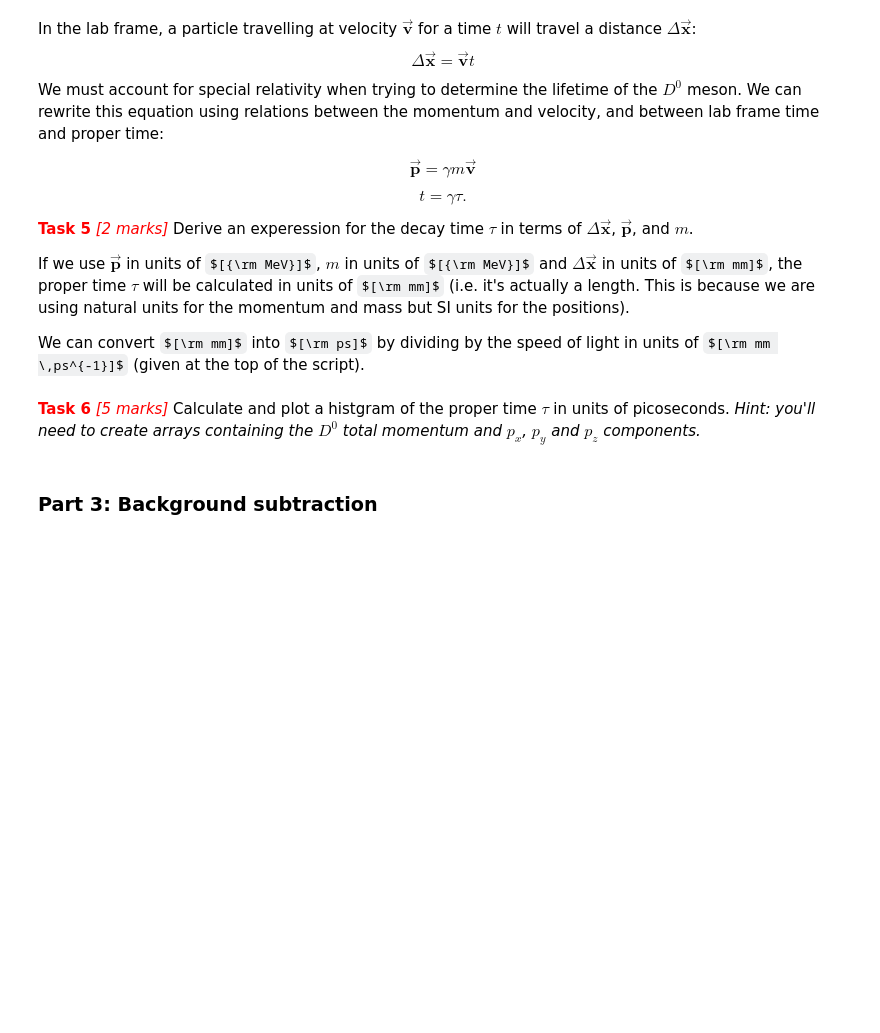
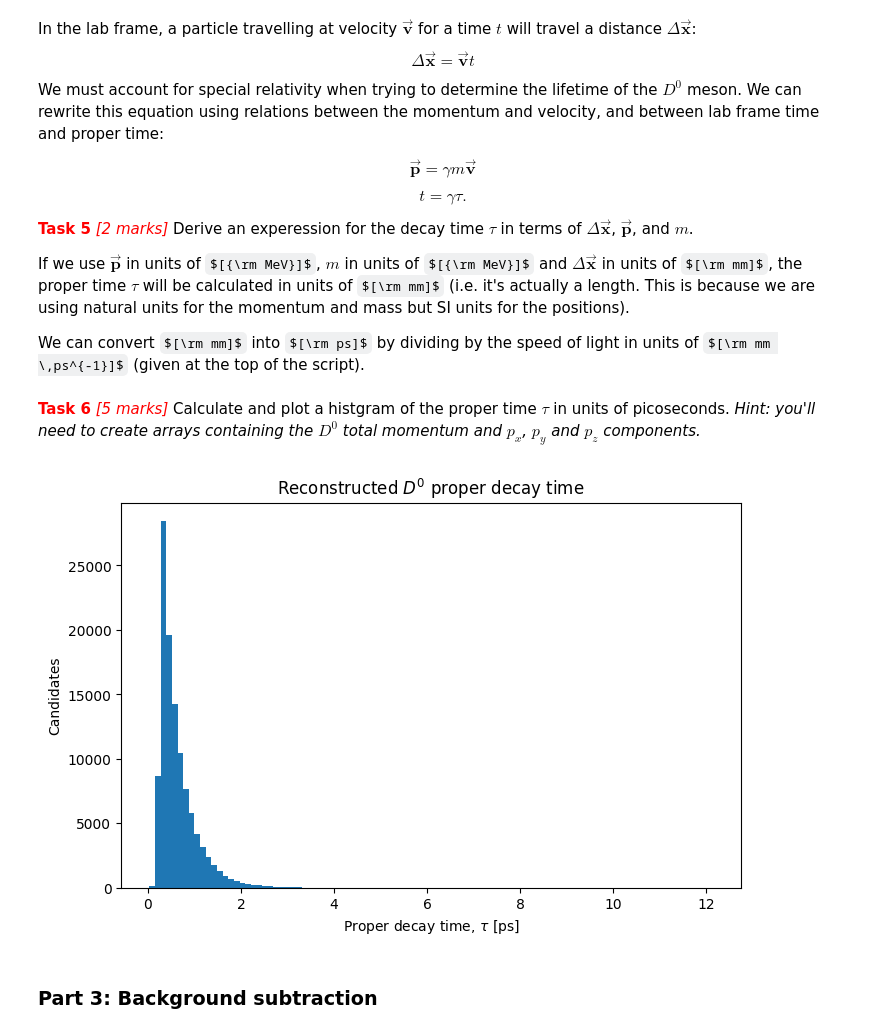
Before and after one commit to kaiheuheu/monashspa, a Jupyter notebook: monashspa/PHS3302/d0_lifetime/d0_lifetime.ipynb, the cells around one changed output. Drawn from its saved outputs; the diff is of its cells as text; code cells hidden in the pictures; some formulas as TeX source; blank space fills up the shorter version.

```diff
--- a/monashspa/PHS3302/d0_lifetime/d0_lifetime.ipynb
+++ b/monashspa/PHS3302/d0_lifetime/d0_lifetime.ipynb
@@ -216,8 +228,27 @@ We can convert $[\rm mm]$ into $[\rm ps]$ by dividing  by the speed of light in
 # %% [markdown]
 <span style="color:red">**Task 6** *[5 marks]*</span> Calculate and plot a histgram of the proper time $\tau$ in units of picoseconds. *Hint: you'll need to create arrays containing the $D^0$ total momentum and $p_{x}$, $p_{y}$ and $p_{z}$ components.*
 # %%
-# Calculate tau [ps]
+# Magnitude of total D0 momentum [MeV/c]
+D0_P = np.sqrt(D0_PX**2 + D0_PY**2 + D0_PZ**2)
+
+# Projection of decay-production displacement onto D0 momentum direction [mm MeV]
+D0_L_dot_P = D0_DX * D0_PX + D0_DY * D0_PY + D0_DZ * D0_PZ
+
+# Proper decay length c*tau [mm]
+D0_ctau = D0_M * D0_L_dot_P / D0_P**2
+
+# Proper decay time tau [ps]
+D0_tau = D0_ctau / const_c
+
 # Plot histogram of tau
+plt.figure(figsize=(8, 5))
+plt.hist(D0_tau, bins=100)
+plt.xlabel(r'Proper decay time, $\tau$ [ps]')
+plt.ylabel('Candidates')
+plt.title(r'Reconstructed $D^0$ proper decay time')
+plt.show()
+# %% [output]
+[figure, added]
 # %% [markdown]
 ### Part 3: Background subtraction
 # %% [markdown]
```
Also changed, not shown: parts of 5 cells of this notebook, 1 other file.
